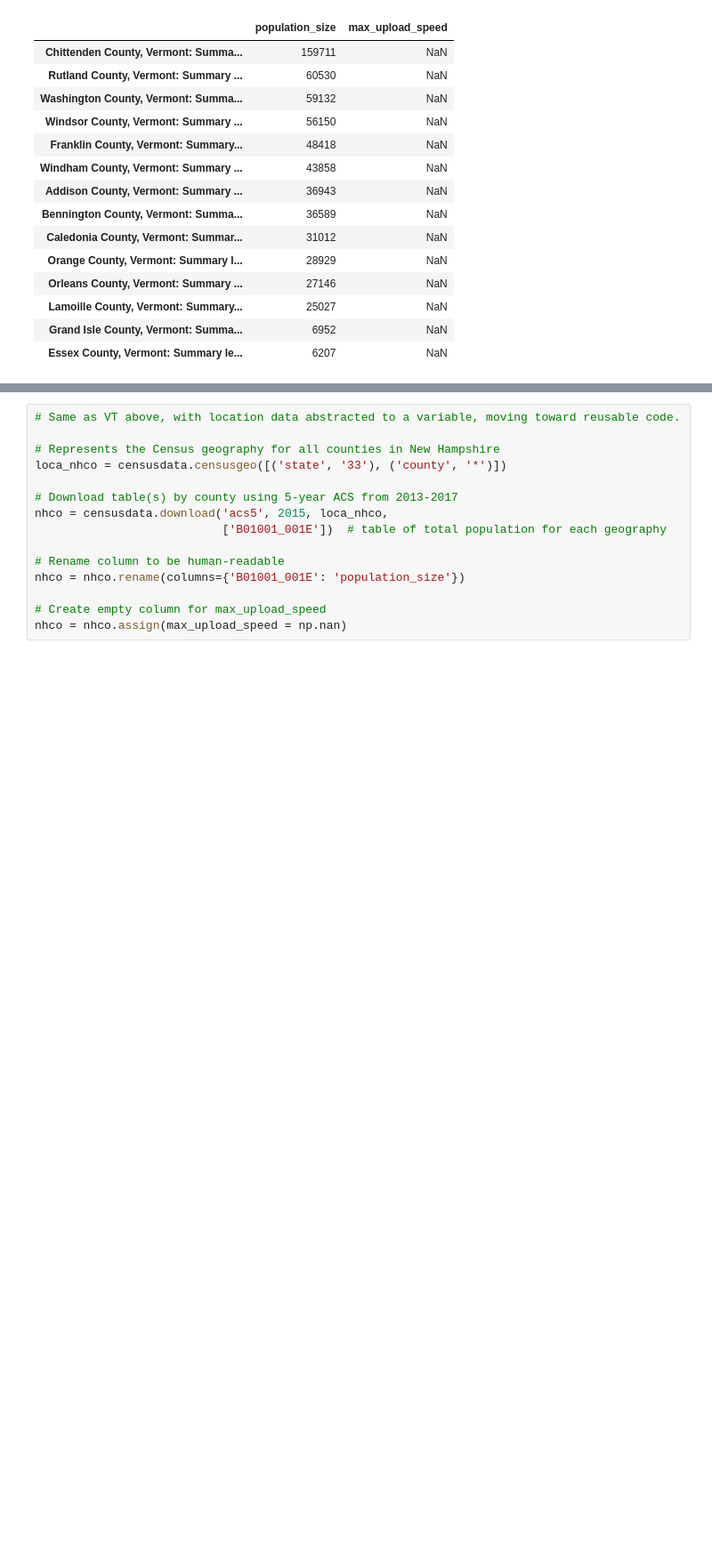
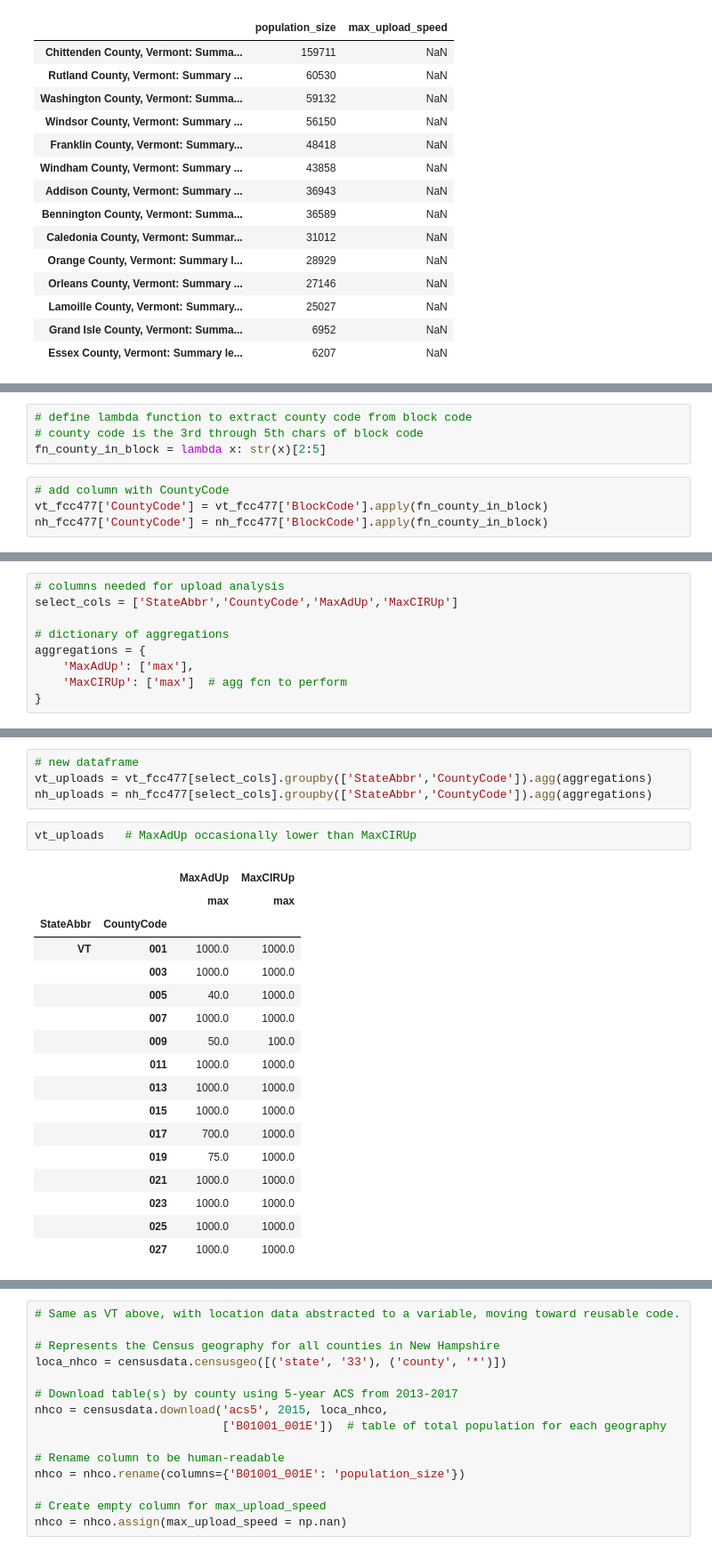
Before and after one commit to carterstowell/play, a Jupyter notebook: broadband-by-county.ipynb, the cells around one changed output, grey strips where cells are left out. Shown at 89% size. Drawn from its saved outputs; the diff is of its cells as text; blank space fills up the shorter version.

Commit message:
adding FCC broadband data
read FCC Form 477 data from zipped CVS for VT and NH and aggregate upload speeds by county

```diff
--- a/broadband-by-county.ipynb
+++ b/broadband-by-county.ipynb
@@ -77,0 +122,8 @@ vtco.population_size.sum()  # total of counties
+# %%
+# define lambda function to extract county code from block code
+# county code is the 3rd through 5th chars of block code
+fn_county_in_block = lambda x: str(x)[2:5]
+# %%
+# add column with CountyCode
+vt_fcc477['CountyCode'] = vt_fcc477['BlockCode'].apply(fn_county_in_block)
+nh_fcc477['CountyCode'] = nh_fcc477['BlockCode'].apply(fn_county_in_block)
@@ -77,0 +157,9 @@ vtco.population_size.sum()  # total of counties
+# %%
+# columns needed for upload analysis
+select_cols = ['StateAbbr','CountyCode','MaxAdUp','MaxCIRUp']
+
+# dictionary of aggregations
+aggregations = {
+    'MaxAdUp': ['max'],
+    'MaxCIRUp': ['max']  # agg fcn to perform
+}
@@ -77,0 +174,24 @@ vtco.population_size.sum()  # total of counties
+# %%
+# new dataframe
+vt_uploads = vt_fcc477[select_cols].groupby(['StateAbbr','CountyCode']).agg(aggregations)
+nh_uploads = nh_fcc477[select_cols].groupby(['StateAbbr','CountyCode']).agg(aggregations)
+# %%
+vt_uploads   # MaxAdUp occasionally lower than MaxCIRUp
+# %% [output]
+|  |  | MaxAdUp | MaxCIRUp |
+|  |  | max | max |
+| StateAbbr | CountyCode |  |  |
+| VT | 001 | 1000.0 | 1000.0 |
+|  | 003 | 1000.0 | 1000.0 |
+|  | 005 | 40.0 | 1000.0 |
+|  | 007 | 1000.0 | 1000.0 |
+|  | 009 | 50.0 | 100.0 |
+|  | 011 | 1000.0 | 1000.0 |
+|  | 013 | 1000.0 | 1000.0 |
+|  | 015 | 1000.0 | 1000.0 |
+|  | 017 | 700.0 | 1000.0 |
+|  | 019 | 75.0 | 1000.0 |
+|  | 021 | 1000.0 | 1000.0 |
+|  | 023 | 1000.0 | 1000.0 |
+|  | 025 | 1000.0 | 1000.0 |
+|  | 027 | 1000.0 | 1000.0 |
```
Also changed, not shown: parts of 18 cells of this notebook.
